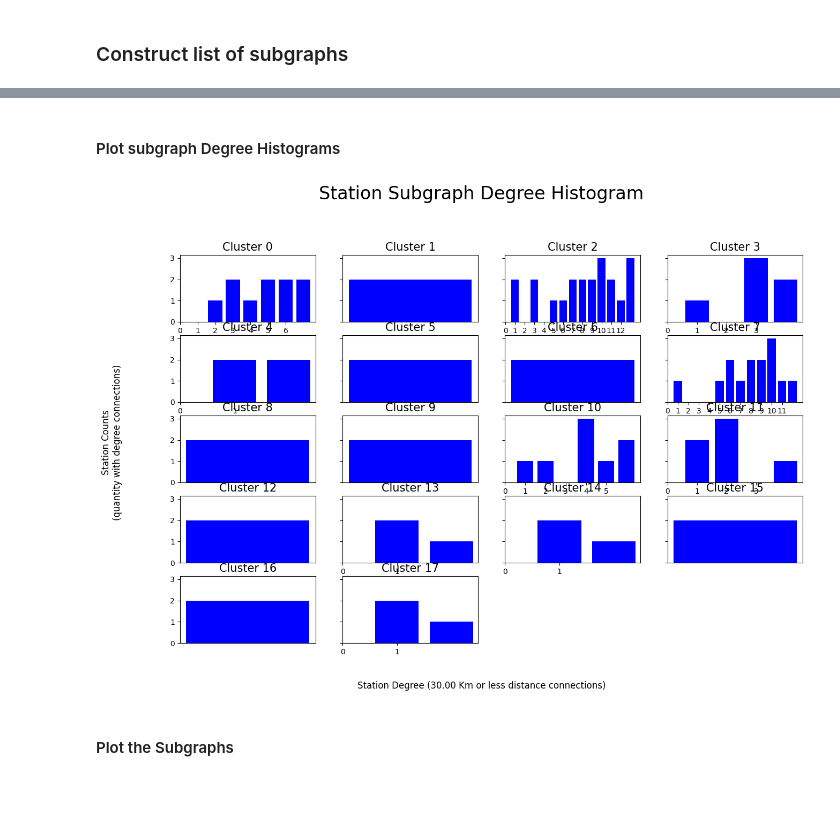
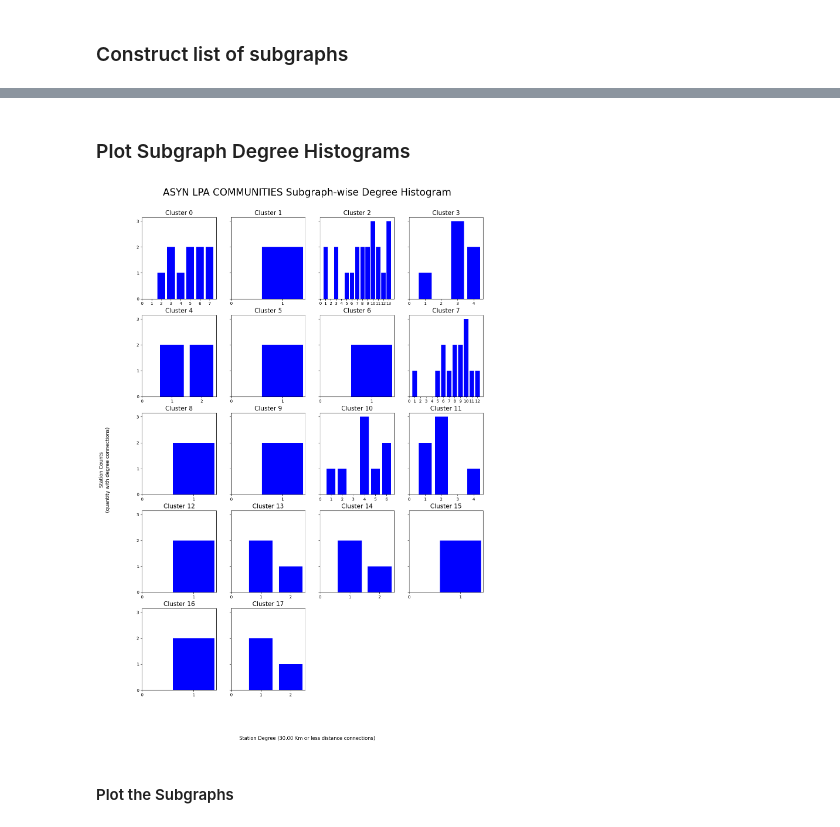
Before and after one commit to waidyanatha/quasar, a Jupyter notebook: notebooks/1a_shield_network_cluster_maps.ipynb, the cells around one changed output, grey strips where cells are left out. Drawn from its saved outputs; the diff is of its cells as text; code cells hidden in the pictures; blank space fills up the shorter version.

```diff
--- a/notebooks/1a_shield_network_cluster_maps.ipynb
+++ b/notebooks/1a_shield_network_cluster_maps.ipynb
@@ -589,7 +590,7 @@ Plot of stations that do not belong to any cluster because they don't fit the ep
 try:
     if n_noise_ <= 0:
 #    if not noise_st_arr.all():
-        raise ValueError('%s did not produced noise clusters (or singeltons) to plot' % _s_clust_name)
+        raise ValueError('%s did not produced noise clusters (or singeltons) to plot' % _s_cloud_clust_name)
 
     # create map using BASEMAP
     st_lat = noise_st_arr[:,0]
@@ -625,7 +626,7 @@ try:
            markeredgecolor='k', markersize=14, label=s_legend)
 
     plt.title('%s estimated %d outliers of %d stations'
-              % (_s_clust_name, noise_st_arr.shape[0], tmp_arr.shape[0]), fontsize=30)
+              % (_s_cloud_clust_name, noise_st_arr.shape[0], tmp_arr.shape[0]), fontsize=30)
     plt.xticks(size=10)
     plt.yticks(size=10)
     plt.legend(loc='upper left', fontsize=15)
@@ -725,7 +726,7 @@ if len(lst_G_simple) < 4:
 else:
     num_cols = 4
 num_rows = math.ceil(len(lst_G_simple)/num_cols)
-fig, ax = plt.subplots(num_rows, num_cols, figsize=(15,10), dpi=100, sharex=False, sharey=True)
+fig, ax = plt.subplots(num_rows, num_cols, figsize=(15,num_rows*4), dpi=100, sharex=False, sharey=True)
 
 for clust_num, G in enumerate(lst_G_simple):
     degree_sequence = sorted([d for n, d in G.degree()], reverse=True)
@@ -744,9 +745,9 @@ for clust_num, G in enumerate(lst_G_simple):
     if __max_deg_cnt < max(cnt):
         __max_deg_cnt = max(cnt)
 
-plt.suptitle(_s_clust_name + " cluster-wise Station Degree Histogram",size=24)
+plt.suptitle(_s_cloud_clust_name + " cluster-wise Station Degree Histogram",size=24)
 #st.set_y(0.95)
-fig.subplots_adjust(top=0.85)
+fig.subplots_adjust(top=0.93)
 plt.yticks(np.arange(0, __max_deg_cnt+1, 1))
 x_share_axis_text = 'Station Degree (%0.2f Km or less distance connections)' % _l_max_distance
 fig.text(0.5, 0.04,
@@ -854,7 +816,6 @@ NameError: name '_l_max_distance' is not defined
 ## Community Clustering
 # %%
 #import networkx as nx
-#import networkx.algorithms.community as nx_comm
 import sys; sys.path.insert(1, '../lib')
 import graph_clustering as gc
 
@@ -866,7 +827,7 @@ _l_max_distance=30.0
     'greedy_modularity_communities'
     'label_propagation_communities'
 '''
-_s_clust_name = 'asyn_lpa_communities'
+_s_graph_clust_name = 'asyn_lpa_communities'
 dict_clust_params = {"distance_km":_l_max_distance,
                      "weight": 'distance',
                      "seed": 1}
@@ -874,7 +835,7 @@ dict_clust_params = {"distance_km":_l_max_distance,
 print('Building the simple graph with edge weights <= %0.04f'
       % _l_max_distance)
 
-cls_g_clust = gc.community_detection(_s_clust_name,**dict_clust_params)
+cls_g_clust = gc.community_detection(_s_graph_clust_name,**dict_clust_params)
 ''' TODO G_clusters is redundant because we have added the label attr to G_simple to get clusters '''
 G_simple, G_clusters = cls_g_clust.get_communities(station_coordinates)
 #sub_graphs = [G_simple.subgraph(c).copy() for c in nx.connected_components(G_simple)]
@@ -883,7 +844,7 @@ G_simple, G_clusters = cls_g_clust.get_communities(station_coordinates)
 _n_nodes_clusters = sum([len(v) for v in G_clusters])
 print('')
 print('Starting with a total number of stations: %d' % station_coordinates.shape[0])
-print('%s generated ...' % str(_s_clust_name).upper())
+print('%s generated ...' % str(_s_graph_clust_name).upper())
 #print('Number of disconnected subgraphs  %d' % (len(sub_graphs)))
 print('Number of communities: %d' % len(G_clusters))
 print('Number of total nodes in communities: %d' % _n_nodes_clusters)
@@ -946,5 +981,5 @@ print(len(l_sub_graphs))
 # %% [markdown]
-#### Plot subgraph Degree Histograms
+### Plot Subgraph Degree Histograms
 # %%
 '''
     Subgraph degree plot histograms for each of the subgraphs indicating
@@ -958,49 +993,50 @@ import matplotlib.pyplot as plt
 %matplotlib inline
 
 __max_deg_cnt = -1     # to set the y-axis ticks
-sub_graphs = l_sub_graphs
-if len(sub_graphs) < 4:
-    num_cols = len(sub_graphs)%4
+#l_sub_graphs = l_l_sub_graphs
+if len(l_sub_graphs) < 4:
+    num_cols = len(l_sub_graphs)%4
 else:
     num_cols = 4
-num_rows = math.ceil(len(sub_graphs)/num_cols)
-fig, ax = plt.subplots(num_rows, num_cols, figsize=(15,10), dpi=100, sharex=False, sharey=True)
+num_rows = math.ceil(len(l_sub_graphs)/num_cols)
+fig, ax = plt.subplots(num_rows, num_cols, figsize=(15,num_rows*4.0), dpi=100, sharex=False, sharey=True)
 
-for clust_num, G in enumerate(sub_graphs):
+for clust_num, G in enumerate(l_sub_graphs):
     degree_sequence = sorted([d for n, d in G.degree()], reverse=True)
     degreeCount = collections.Counter(degree_sequence)
     deg, cnt = zip(*degreeCount.items())
     row_num = math.floor(clust_num/num_cols)
     col_num = clust_num%num_cols
     if num_rows ==1:
         ax[col_num].bar(deg, cnt, width=0.80, color="b")
         ax[col_num].set_title('Cluster %d' % (clust_num),size=15)
-        ax[row_num,col_num].set_xticks(np.arange(0, max(deg), 1))
+        ax[row_num,col_num].set_xticks(np.arange(0, max(deg)+1, 1))
     else:
         ax[row_num,col_num].bar(deg, cnt, width=0.80, color="b")
         ax[row_num,col_num].set_title('Cluster %d' % (clust_num),size=15)
-        ax[row_num,col_num].set_xticks(np.arange(0, max(deg), 1))
+        ax[row_num,col_num].set_xticks(np.arange(0, max(deg)+1, 1))
     if __max_deg_cnt < max(cnt):
         __max_deg_cnt = max(cnt)
 
-plt.suptitle("Station Subgraph Degree Histogram",size=24)
+plt.suptitle("%s Subgraph-wise Degree Histogram"
+             % (_s_graph_clust_name.replace("_"," ").upper()),size=24)
 #st.set_y(0.95)
-fig.subplots_adjust(top=0.85)
+fig.subplots_adjust(top=0.93)
 plt.yticks(np.arange(0, __max_deg_cnt+1, 1))
 x_share_axis_text = 'Station Degree (%0.2f Km or less distance connections)' % _l_max_distance
 fig.text(0.5, 0.04, x_share_axis_text, ha='center',size=12)
 fig.text(0.04, 0.5,
          'Station Counts\n(quantity with degree connections)',
          ha='center', va='center', rotation='vertical', size=12)
 #fig.tight_layout()
 
 ''' remove empty plots '''
-for i in range(len(sub_graphs),num_cols*num_rows):
+for i in range(len(l_sub_graphs),num_cols*num_rows):
     fig.delaxes(ax[num_rows-1,i%4])
 
 plt.show()
 # %% [output]
-[figure, old version]
+[figure, new version]
 # %% [markdown]
 #### Plot the Subgraphs
 # %%
```
Also changed, not shown: parts of 16 cells of this notebook.
